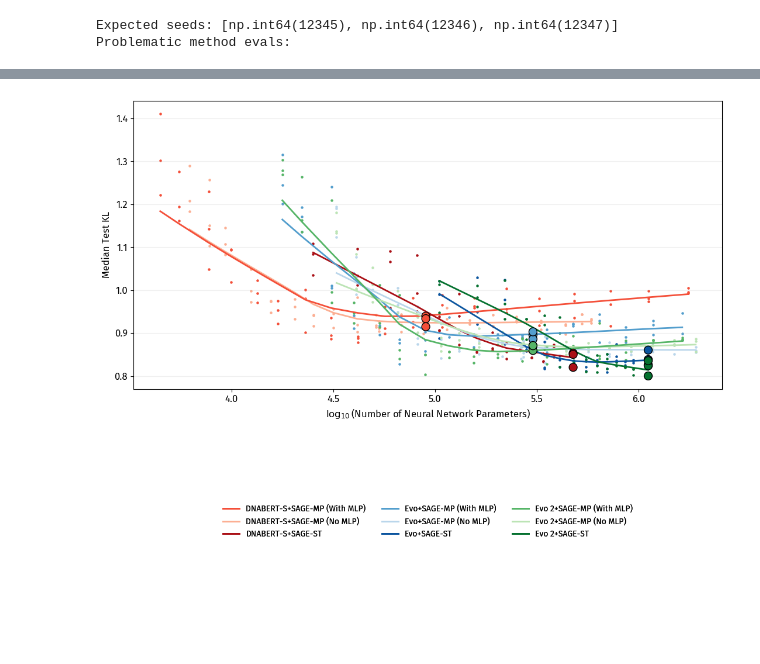
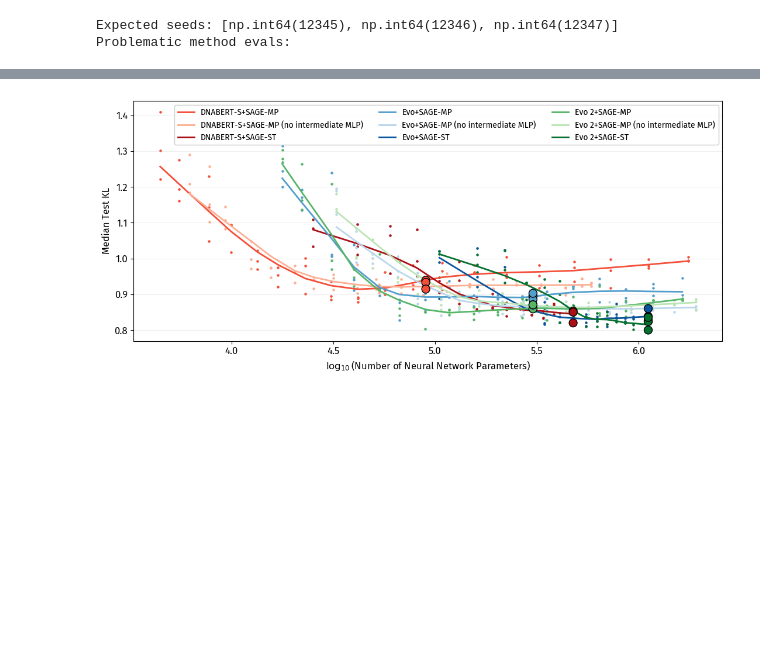
Before and after one commit to gibsonlab/microbe_embeddings_mpa, a Jupyter notebook: scripts/human_microbiome_compendium/4_evaluate-extended.ipynb, the cells around one changed output, grey strips where cells are left out. Cells and saved outputs as stored; diff of their text form; code cells hidden in the pictures; blank space fills up the shorter version.

```diff
--- a/scripts/human_microbiome_compendium/4_evaluate-extended.ipynb
+++ b/scripts/human_microbiome_compendium/4_evaluate-extended.ipynb
@@ -2931,7 +3479,7 @@ plot_grouped_box_with_seed_dots(
 )
 ax1.set_xlabel(None)
 ax1.set_ylabel("KL", fontsize=FONT_SIZE, fontname="Fira Sans", fontweight='normal')
-ax1.set_title("Jensen-Shannon Distance PCoA split", fontname="Fira Sans",
+ax1.set_title("16S PCoA split", fontname="Fira Sans",
               fontweight='normal', fontsize=TITLE_FONT_SIZE)
 
 # --- Random split panel: both data split seed AND training seed vary ---
@@ -2959,7 +3507,7 @@ ax2.sharey(ax1)
 random_split_title = (
     "Random split"
     if len(rng_seeds_to_load) > 1
-    else "Random split (single split seed)"
+    else "16S uniform random split"
 )
 ax2.set_title(random_split_title, fontname="Fira Sans",
               fontweight='normal', fontsize=TITLE_FONT_SIZE)
@@ -2988,6 +3536,15 @@ for text in legend_ax.get_legend().get_texts():
     text.set_fontfamily("Fira Sans")
     text.set_fontweight("normal")
 
+
+ax1.text(x=-0.05, y=1.05, s='a1',
+            transform=ax1.transAxes, fontsize=14, fontweight='bold',
+            va='bottom', ha='right')
+
+ax2.text(x=-0.05, y=1.05, s='a2',
+            transform=ax2.transAxes, fontsize=14, fontweight='bold',
+            va='bottom', ha='right')
+
 plt.savefig("results/american_gut/asv_metrics_mlp_layer_comparison.pdf",
             bbox_inches='tight', transparent=True)
 plt.savefig("results/american_gut/asv_metrics_mlp_layer_comparison.png",
@@ -3590,9 +4140,9 @@ def parse_method_names(df: pd.DataFrame):
         pred_name = tokens[1]
         if "epc" in pred_name:
             if "_NO_MLP" in pred_name:
-                return "SAGE-MP (No MLP)"
+                return "SAGE-MP (no intermediate MLP)"
             else:
-                return "SAGE-MP (With MLP)"
+                return "SAGE-MP"
         elif "set_transformer" in pred_name:
             return "SAGE-ST"
 
@@ -3622,8 +4172,8 @@ import matplotlib.pyplot as plt
 from matplotlib.gridspec import GridSpec
 
 custom_font = FontProperties(family='Fira Sans', weight='normal', size=12)
-width = 16
-height = 4
+width = 12
+height = 3
 FONT_SIZE = 12
 TITLE_FONT_SIZE = 14
 LEGEND_FONT_SIZE = 10
@@ -3669,8 +4219,46 @@ def render_empirical_scaling(full_df, ax, colors, linestyles, embedding_names, a
             plt.setp(plotted_element, alpha=0.2)  # change transparency of CI bands
 
 
+from statsmodels.nonparametric.smoothers_lowess import lowess as sm_lowess
+
+def render_empirical_scaling(full_df, ax, colors, linestyles, embedding_names,
+                              agg_type='mean',
+                              lowess_kws=dict(frac=0.4, it=3, delta=0.0)): # e.g. dict(frac=0.4, it=3, delta=0.0)
+    _lowess_kws = dict(frac=2/3, it=3, return_sorted=True)
+    if lowess_kws:
+        _lowess_kws.update(lowess_kws)
+
+    if agg_type == 'mean':
+        df = full_df.groupby(["Method", "Embedding", 'ModelType', 'Seed'])[['NumParameters', 'KL_err']].mean().reset_index()
+    elif agg_type == 'median':
+        df = full_df.groupby(["Method", "Embedding", 'ModelType', 'Seed'])[['NumParameters', 'KL_err']].median().reset_index()
+    else:
+        raise ValueError(f"Unrecognized aggregation type: {agg_type}")
+
+    for (embedding_model, model_type), embedding_section in df.groupby(["Embedding", "ModelType"]):
+        embedding_name = embedding_names[embedding_model]
+        color = colors[embedding_model][model_type]
+
+        x = np.log10(embedding_section['NumParameters'].values)
+        y = embedding_section['KL_err'].values
+        sort_idx = np.argsort(x)
+        x_sorted, y_sorted = x[sort_idx], y[sort_idx]
+
+        smoothed = sm_lowess(y_sorted, x_sorted, **_lowess_kws)
+
+        ax.scatter(x_sorted, y_sorted, color=color, s=20, alpha=1.0, marker='.')
+        ax.plot(smoothed[:, 0], smoothed[:, 1],
+                color=color, lw=2,
+                linestyle=linestyles[model_type],
+                label=f'{embedding_name}: {model_type}')
+
+        for plotted_element in ax.collections:
+            if isinstance(plotted_element, matplotlib.collections.FillBetweenPolyCollection):
+                plt.setp(plotted_element, alpha=0.2)  # change transparency of CI bands
+
+
 width = 13
-height = 12
+height = 10
 
 fig = plt.figure(figsize=(width, height))
 gs = GridSpec(2, 2, figure=fig, height_ratios=[2, 1], wspace=0.2, hspace=0.5)
@@ -3681,26 +4269,24 @@ ax1 = fig.add_subplot(gs[0, :])
 
 embedding_names = {'dnabert-s': 'DNABERT-S', 'evo-1-8k-base_hyena5': 'Evo', 'evo2_7b_hyena10': 'Evo 2'}
 regplot_colors = {
-    'dnabert-s': { 'SAGE-MP (No MLP)': sb.color_palette('Reds', n_colors=6)[1], 'SAGE-MP (With MLP)': sb.color_palette('Reds', n_colors=6)[3], 'SAGE-ST': sb.color_palette('Reds', n_colors=6)[-1]},
-    'evo-1-8k-base_hyena5': { 'SAGE-MP (No MLP)': sb.color_palette('Blues', n_colors=6)[1], 'SAGE-MP (With MLP)': sb.color_palette('Blues', n_colors=6)[3], 'SAGE-ST': sb.color_palette('Blues', n_colors=6)[-1]},
-    'evo2_7b_hyena10': { 'SAGE-MP (No MLP)': sb.color_palette('Greens', n_colors=6)[1], 'SAGE-MP (With MLP)': sb.color_palette('Greens', n_colors=6)[3], 'SAGE-ST': sb.color_palette('Greens', n_colors=6)[-1]},
+    'dnabert-s': { 'SAGE-MP (no intermediate MLP)': sb.color_palette('Reds', n_colors=6)[1], 'SAGE-MP': sb.color_palette('Reds', n_colors=6)[3], 'SAGE-ST': sb.color_palette('Reds', n_colors=6)[-1]},
+    'evo-1-8k-base_hyena5': { 'SAGE-MP (no intermediate MLP)': sb.color_palette('Blues', n_colors=6)[1], 'SAGE-MP': sb.color_palette('Blues', n_colors=6)[3], 'SAGE-ST': sb.color_palette('Blues', n_colors=6)[-1]},
+    'evo2_7b_hyena10': { 'SAGE-MP (no intermediate MLP)': sb.color_palette('Greens', n_colors=6)[1], 'SAGE-MP': sb.color_palette('Greens', n_colors=6)[3], 'SAGE-ST': sb.color_palette('Greens', n_colors=6)[-1]},
 }
 regplot_linestyles = {
-    'SAGE-MP (No MLP)': '-',
-    'SAGE-MP (With MLP)': '-',
+    'SAGE-MP (no intermediate MLP)': '-',
+    'SAGE-MP': '-',
     'SAGE-ST': '-',
 }
 
 
 
 
-
-
 """ highlight the models from the paper """
 scatter_palette = {
-    'dnabert-s__epc_pool_scaling64': regplot_colors['dnabert-s']['SAGE-MP (With MLP)'],
-    'evo-1-8k-base_hyena5__epc_pool_scaling64': regplot_colors['evo-1-8k-base_hyena5']['SAGE-MP (With MLP)'],
-    'evo2_7b_hyena10__epc_pool_scaling64': regplot_colors['evo2_7b_hyena10']['SAGE-MP (With MLP)'],
+    'dnabert-s__epc_pool_scaling64': regplot_colors['dnabert-s']['SAGE-MP'],
+    'evo-1-8k-base_hyena5__epc_pool_scaling64': regplot_colors['evo-1-8k-base_hyena5']['SAGE-MP'],
+    'evo2_7b_hyena10__epc_pool_scaling64': regplot_colors['evo2_7b_hyena10']['SAGE-MP'],
     'dnabert-s__set_transformer_d64': regplot_colors['dnabert-s']['SAGE-ST'],
     'evo-1-8k-base_hyena5__set_transformer_d64': regplot_colors['evo-1-8k-base_hyena5']['SAGE-ST'],
     'evo2_7b_hyena10__set_transformer_d64': regplot_colors['evo2_7b_hyena10']['SAGE-ST'],
@@ -3762,18 +4348,19 @@ ax2.set_xlabel(r"$\log_{10}$(Number of Neural Network Parameters)", fontname="Fi
 # ax1.set_xlim(0, 75000)
 
 """ draw legend for methods """
-legend_ax = fig.add_subplot(gs[1, :])
-legend_ax.axis("off")
+#legend_ax = fig.add_subplot(gs[1, :])
+legend_ax=ax1
+#legend_ax.axis("off")
 
 from matplotlib.lines import Line2D
 
 regplot_legend_handles = []
 for embed_str in embedding_names:
-    for pred_name in ['SAGE-MP (With MLP)', 'SAGE-MP (No MLP)', 'SAGE-ST']:
+    for pred_name in ['SAGE-MP', 'SAGE-MP (no intermediate MLP)', 'SAGE-ST']:
         regplot_legend_handles.append(Line2D([0], [0], color=regplot_colors[embed_str][pred_name], lw=2, linestyle=regplot_linestyles[pred_name], label="{}+{}".format(embedding_names[embed_str], pred_name)))
 leg = legend_ax.legend(
-    handles=regplot_legend_handles, loc="upper center",
-    frameon=False, ncols=3,
+    handles=regplot_legend_handles, loc="upper right",
+    frameon=True, ncols=3,
 )
 for text in leg.get_texts():
     text.set_fontproperties(custom_font)
@@ -3784,32 +4371,32 @@ legend_ax.add_artist(leg)
 #     c = scatter_palette[method_str]
 #     scatter_legend_handles.append(
 #         Line2D([0], [0], marker='o', color='w', markeredgecolor='black', markerfacecolor=c, markersize=10, label="{} + MLP hidden width 32".format(embedding_names[method_str]))
 #     )
 # leg = legend_ax.legend(
 #     handles=scatter_legend_handles, loc="lower left",
 #     frameon=False, ncols=1,
 # )
 # for text in leg.get_texts():
 #     text.set_fontproperties(custom_font)
 # legend_ax.add_artist(leg)
 
 legend_ax.get_legend().set_title("", prop=custom_font)
 for text in legend_ax.get_legend().get_texts():
     text.set_fontsize(LEGEND_FONT_SIZE)
     text.set_fontfamily("Fira Sans")
     text.set_fontweight("normal")
 
 
 
 for ax in [ax1, ax2, legend_ax]:
     ax.grid(axis="y", linestyle="-", alpha=0.2)
     for label in ax.get_xticklabels():
         label.set_fontproperties(custom_font)
-    for label in ax.get_yticklabels():
+    for label in increases, but the mean test loss curves are U-shaped. Include supp fig for this We note that this shape isax.get_yticklabels():
         label.set_fontproperties(custom_font)
 
 
 plt.savefig("results/american_gut/empirical_scaling.pdf", bbox_inches='tight', transparent=True)
 plt.savefig("results/american_gut/empirical_scaling.png", dpi=800, bbox_inches='tight', transparent=True)
 # %% [output]
-[figure, old version]
+[figure, new version]
```
Also changed, not shown: parts of 22 cells of this notebook, 1 other file.
